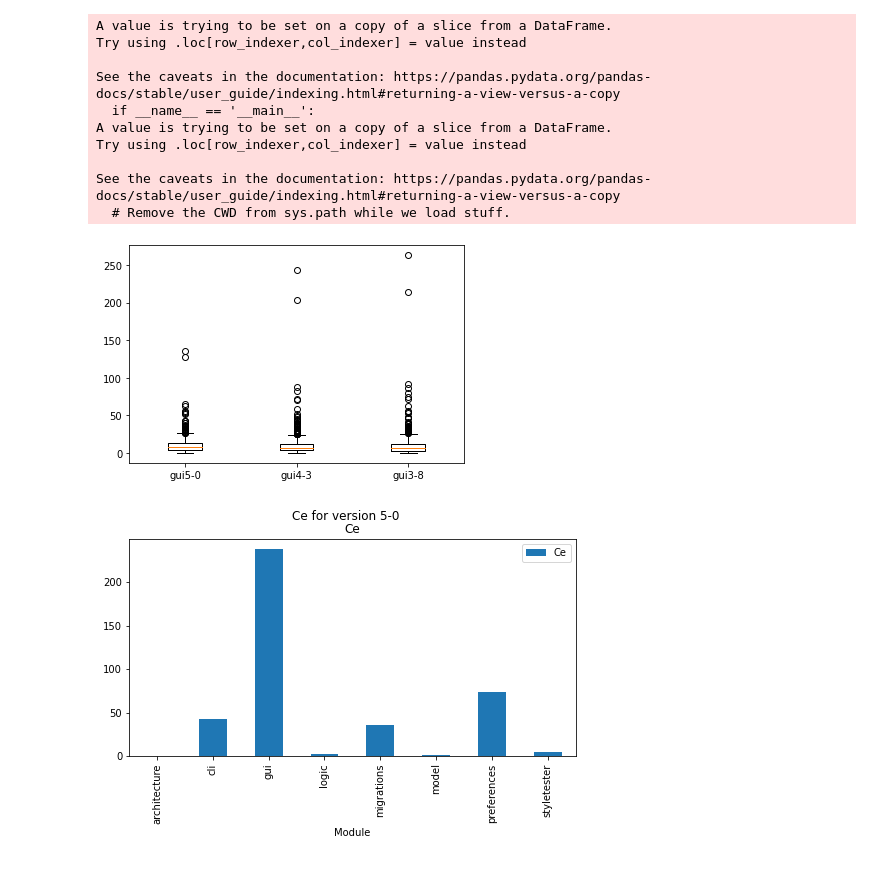
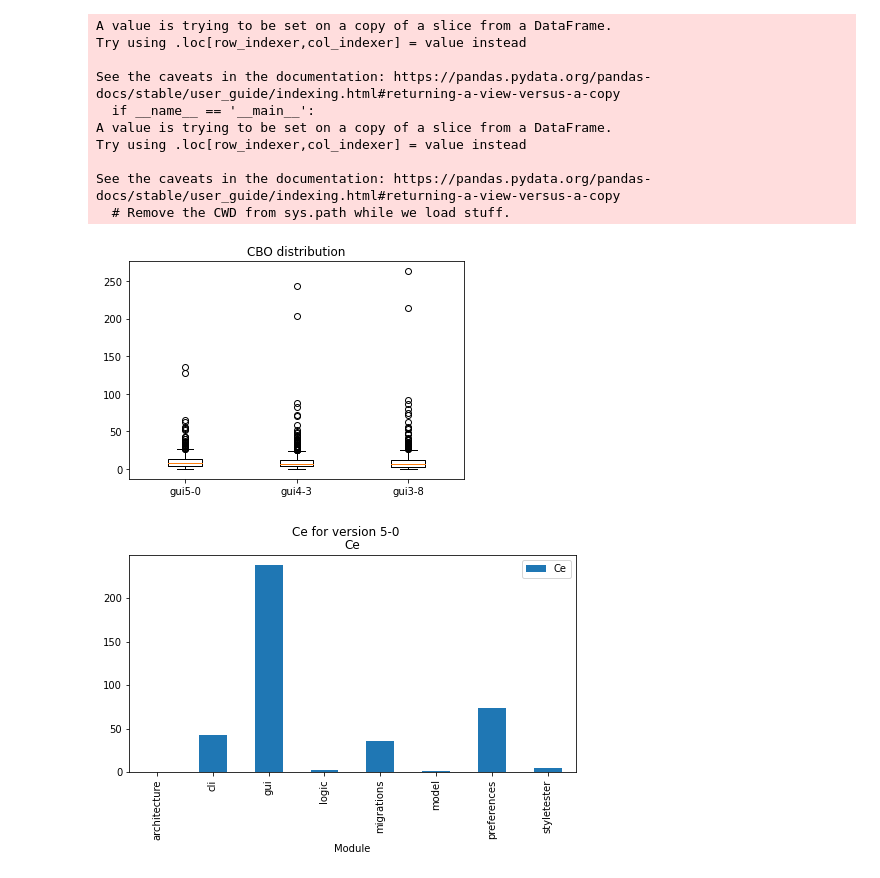
Before and after one commit to Inkaru/metricsAnalysis, a Jupyter notebook: metricsAnalysis.ipynb, the cells around one changed output. Cells and saved outputs as stored; diff of their text form; code cells hidden in the pictures.

Commit message:
add title for boxplots

```diff
--- a/metricsAnalysis.ipynb
+++ b/metricsAnalysis.ipynb
@@ -117,17 +117,18 @@ def barchartForPackage(vers,metric):
 # %%
 def classBoxPlot(vers,mods,metric):
     dict = {}
     for v in vers:
         for m in mods:
             dict[m+v] = classCollectionraw[m+v][metric]
 
     fig, ax = plt.subplots()
+    plt.title(metric + " distribution")
     ax.boxplot(dict.values())
     ax.set_xticklabels(dict.keys())
 
 classBoxPlot(["5-0","4-3","3-8"],["gui"],"CBO")
 # %% [output]
-[figure, old version]
+[figure, new version]
 # %%
 barchartForPackage(["5-0","4-3","3-8"],"Ce")
 # %% [output]
```
